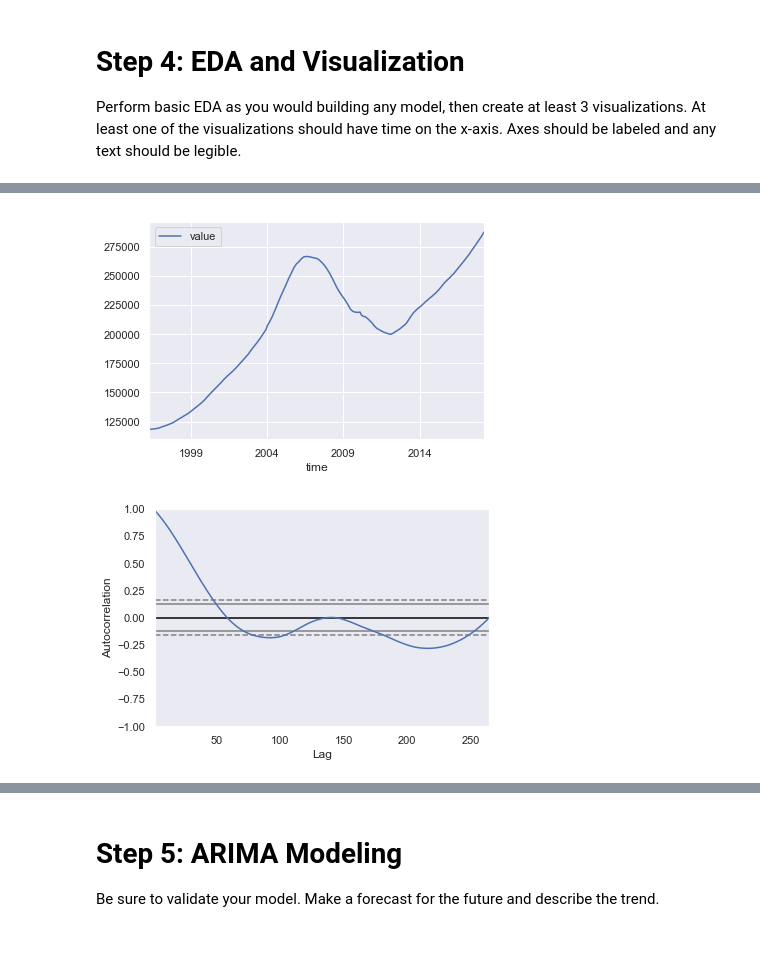
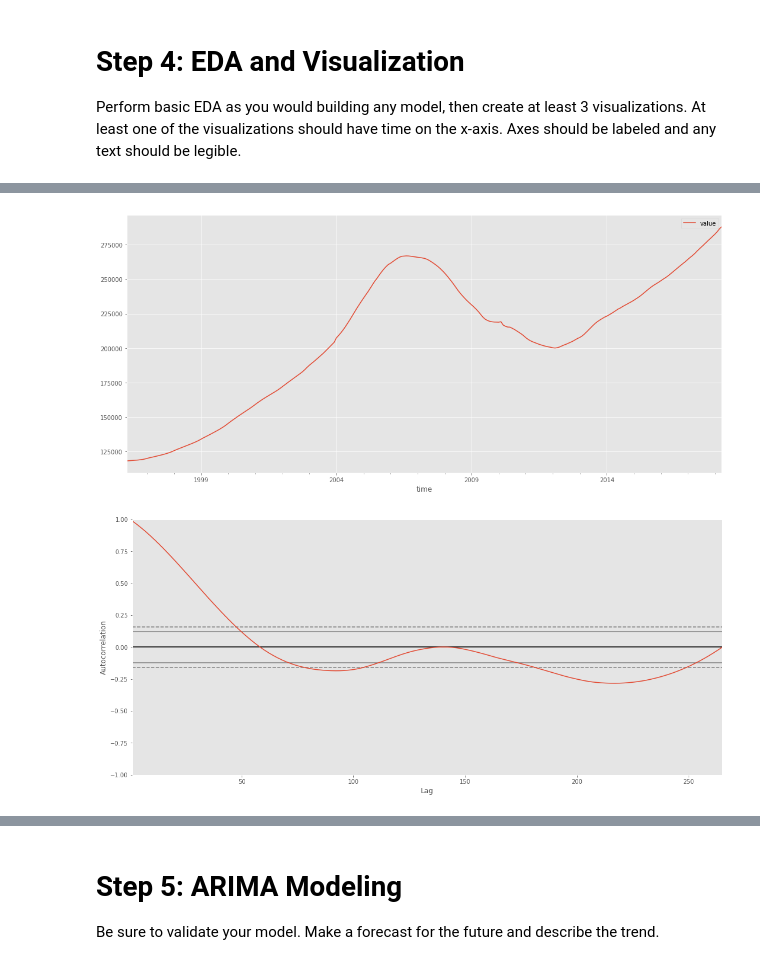
Before and after one commit to harrisonmiller13/nyc-mhtn-ds-060319-lectures, a Jupyter notebook: Mod_4/Mod_4_Project/mod_4_starter_notebook.ipynb, the cells around one changed output, grey strips where cells are left out. Saved outputs shown, nothing was run; the diff lists cells and outputs as text; code cells hidden in the pictures.

```diff
--- a/Mod_4/Mod_4_Project/mod_4_starter_notebook.ipynb
+++ b/Mod_4/Mod_4_Project/mod_4_starter_notebook.ipynb
@@ -36,18 +36,22 @@ Good luck!
 # Step 1: Load the Data/Filtering for Chosen Zipcodes
 # %%
 import pandas as pd
-from matplotlib import pyplot
-import statsmodels as sm
-import seaborn as sns
-sns.set()
+import statsmodels.api as sm
 from statsmodels.tsa.stattools import adfuller
 from statsmodels.graphics.tsaplots import plot_acf, plot_pacf
 from statsmodels.tsa.arima_model import ARIMA
 from statsmodels.tsa.statespace.sarimax import SARIMAX
 import statistics
-import plotly.express as px
 from pandas.plotting import autocorrelation_plot
 from sklearn.metrics import mean_squared_error
+import warnings
+import itertools
+import numpy as np
+import matplotlib.pyplot as plt
+from pylab import rcParams
+rcParams['figure.figsize'] = 18, 8
+warnings.filterwarnings("ignore")
+plt.style.use('ggplot')
 # %%
 df = pd.read_csv('zillow_data.csv')
 # %%
@@ -140,11 +116,11 @@ fig.show()
 # %%
 #inital series look
-time_series.plot()
-pyplot.show()
+time_series.plot(figsize = (18,8))
+plt.show()
 # %% [output]
-[figure, old version]
+[figure, new version]
 # %%
 autocorrelation_plot(time_series)
-pyplot.show()
+plt.show()
 # %% [output]
-[figure, old version]
+[figure, new version]
```
Also changed, not shown: parts of 31 cells of this notebook.
